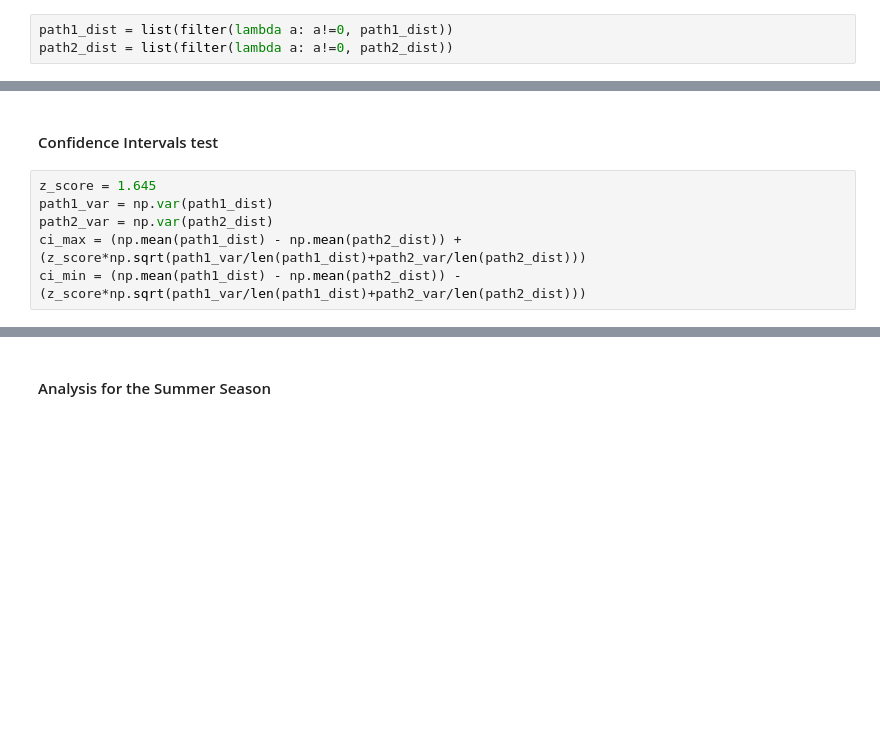
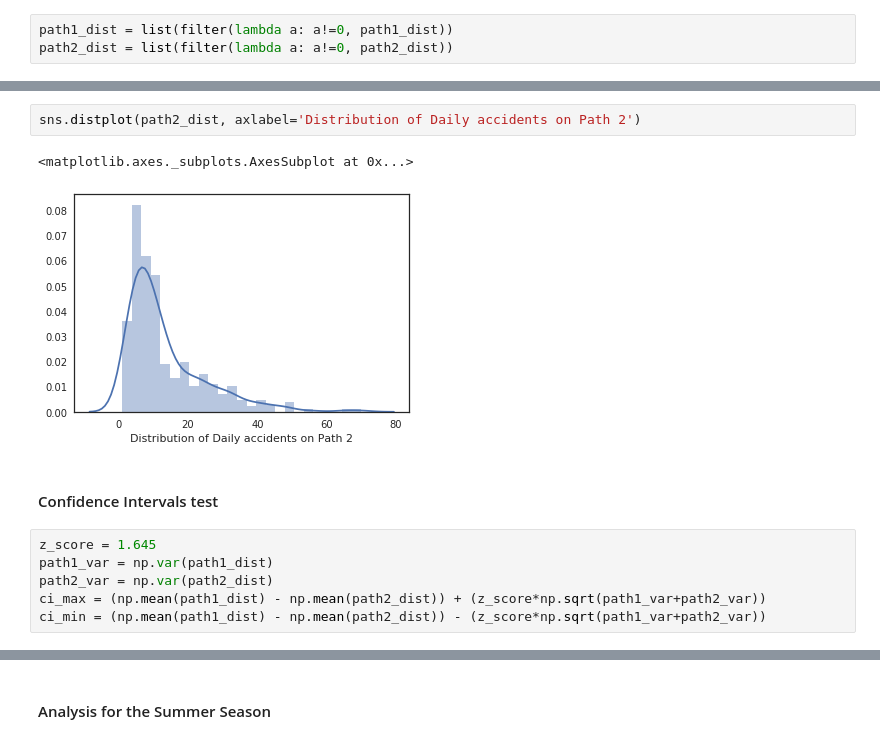
Before and after one commit to tyagi-iiitv/CSE544, a Jupyter notebook: Paths analysis.ipynb, the cells around one changed output, grey strips where cells are left out. Saved outputs shown, nothing was run; the diff lists cells and outputs as text; blank space fills up the shorter version.

```diff
--- a/Paths analysis.ipynb
+++ b/Paths analysis.ipynb
@@ -124,11 +129,16 @@ path2_dist = list(filter(lambda a: a!=0, path2_dist))
+# %%
+sns.distplot(path2_dist, axlabel='Distribution of Daily accidents on Path 2')
+# %% [output]
+<matplotlib.axes._subplots.AxesSubplot at 0x...>
+[figure, added]
 # %% [markdown]
 #### Confidence Intervals test
 # %%
 z_score = 1.645
 path1_var = np.var(path1_dist)
 path2_var = np.var(path2_dist)
-ci_max = (np.mean(path1_dist) - np.mean(path2_dist)) + (z_score*np.sqrt(path1_var/len(path1_dist)+path2_var/len(path2_dist)))
-ci_min = (np.mean(path1_dist) - np.mean(path2_dist)) - (z_score*np.sqrt(path1_var/len(path1_dist)+path2_var/len(path2_dist)))
+ci_max = (np.mean(path1_dist) - np.mean(path2_dist)) + (z_score*np.sqrt(path1_var+path2_var))
+ci_min = (np.mean(path1_dist) - np.mean(path2_dist)) - (z_score*np.sqrt(path1_var+path2_var))
 # %%
 ci_max
 # %% [output]
```
Also changed, not shown: parts of 35 cells of this notebook.
